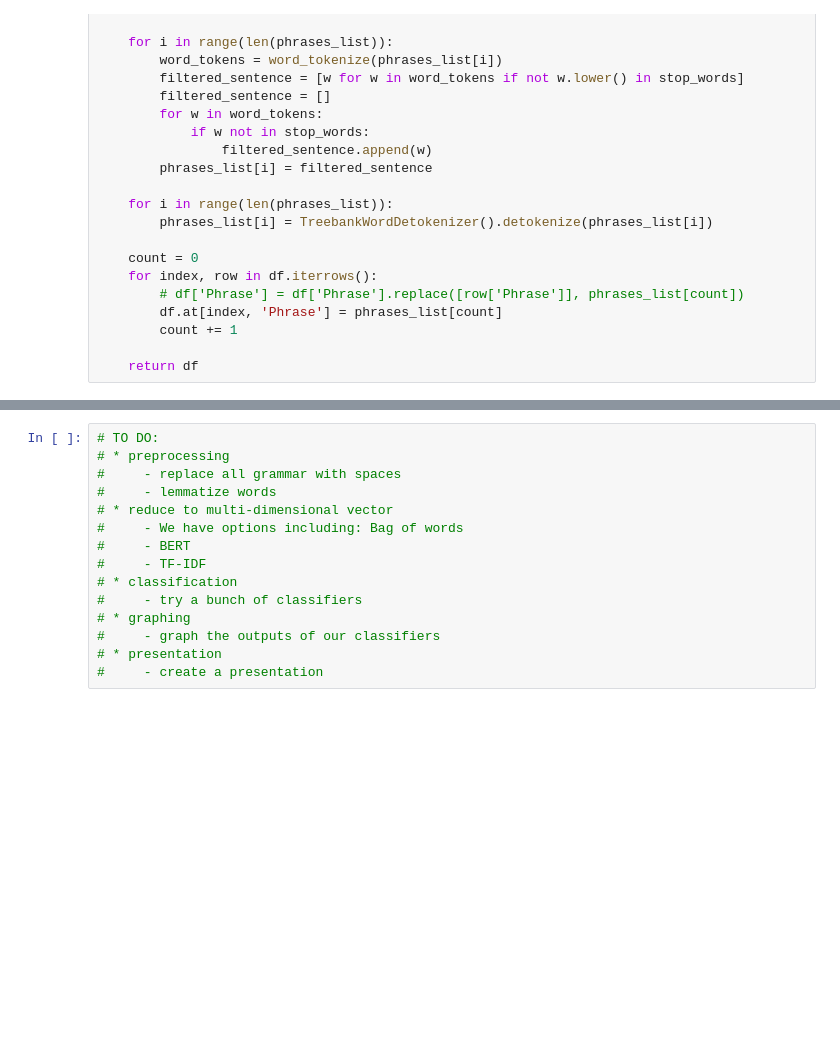
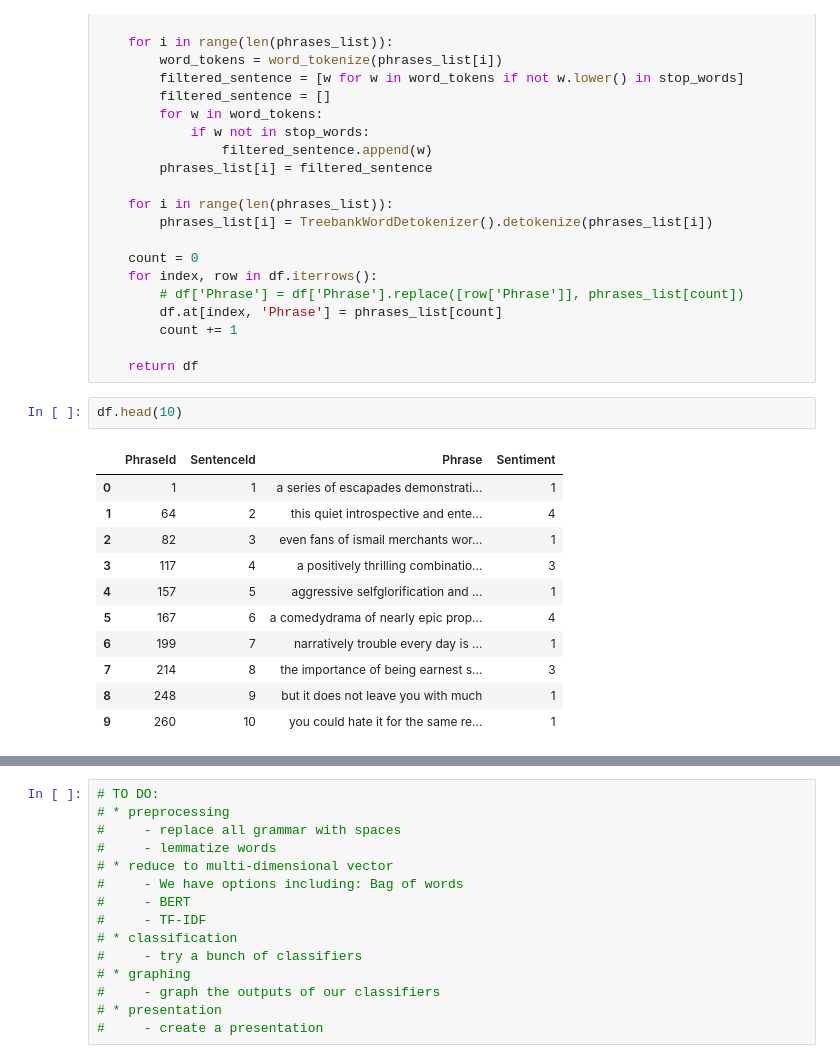
Before and after one commit to jfranc33/movieSentiment, a Jupyter notebook: movieAnalysis.ipynb, the cells around one changed output, grey strips where cells are left out. Drawn from its saved outputs; the diff is of its cells as text; blank space fills up the shorter version.

```diff
--- a/movieAnalysis.ipynb
+++ b/movieAnalysis.ipynb
@@ -186,5 +186,19 @@ def removeStopWords(df):
         count += 1
 
     return df
+# %%
+df.head(10)
+# %% [output]
+|  | PhraseId | SentenceId | Phrase | Sentiment |
+| 0 | 1 | 1 | a series of escapades demonstrati... | 1 |
+| 1 | 64 | 2 | this quiet introspective and ente... | 4 |
+| 2 | 82 | 3 | even fans of ismail merchants wor... | 1 |
+| 3 | 117 | 4 | a positively thrilling combinatio... | 3 |
+| 4 | 157 | 5 | aggressive selfglorification and ... | 1 |
+| 5 | 167 | 6 | a comedydrama of nearly epic prop... | 4 |
+| 6 | 199 | 7 | narratively trouble every day is ... | 1 |
+| 7 | 214 | 8 | the importance of being earnest s... | 3 |
+| 8 | 248 | 9 | but it does not leave you with much | 1 |
+| 9 | 260 | 10 | you could hate it for the same re... | 1 |
 # %%
 df = removeStopWords(df)
```
Also changed, not shown: parts of 7 cells of this notebook, 1 other file.
